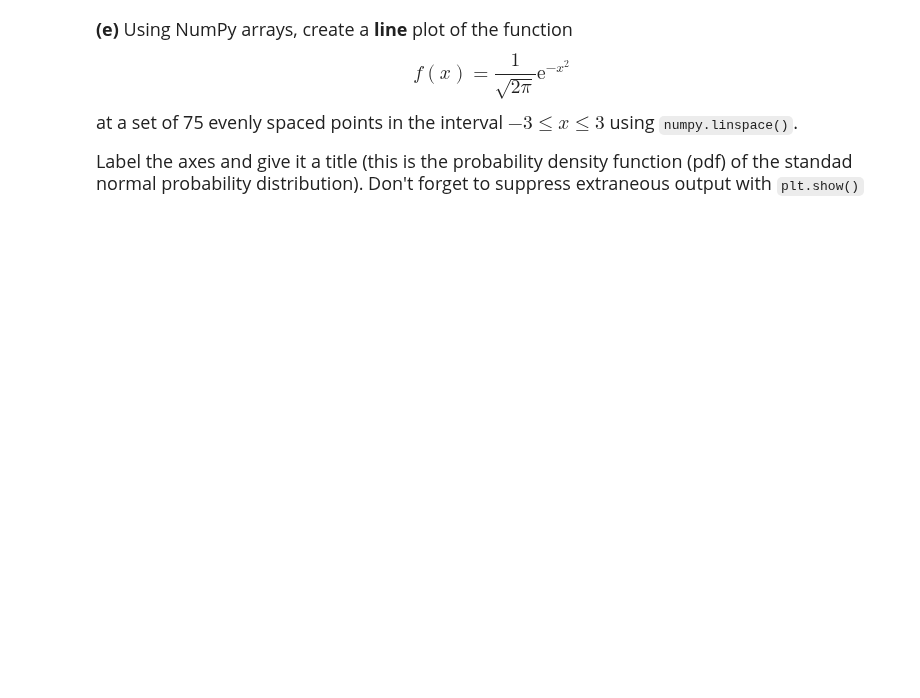
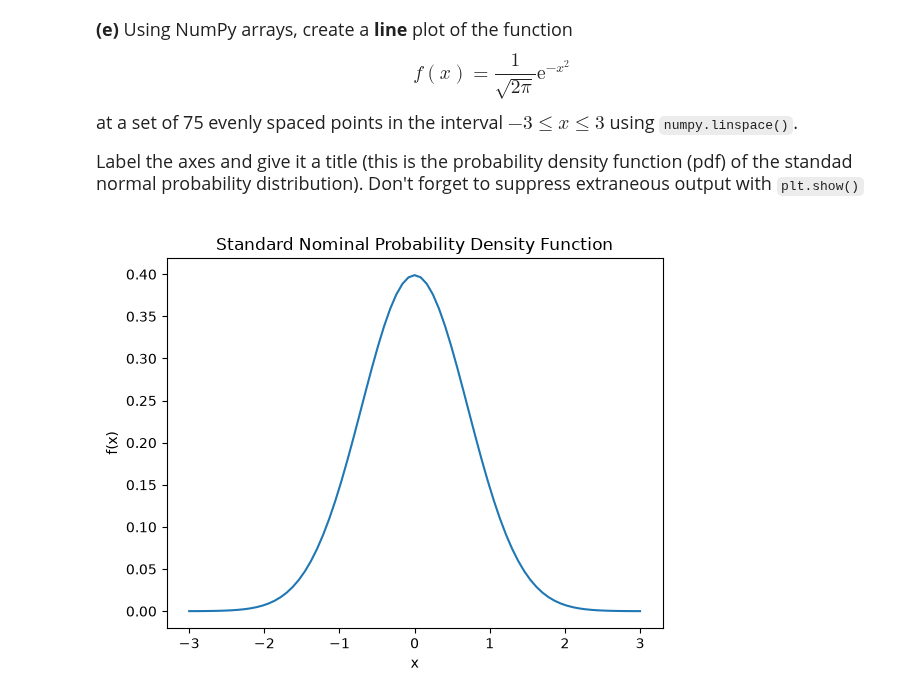
Before and after one commit to ShivekaJain/datasci151fall2026, a Jupyter notebook: _assignments/assignment_3/Assignment3.ipynb, the cells around one changed output. Cells and saved outputs as stored; diff of their text form; code cells hidden in the pictures; blank space fills up the shorter version.

```diff
--- a/_assignments/assignment_3/Assignment3.ipynb
+++ b/_assignments/assignment_3/Assignment3.ipynb
@@ -147,2 +180,12 @@ Label the axes and give it a title (this is the probability density function (pd
 # %%
 # your code here
+x = np.linspace(-3, 3, 75)
+f = (1/ np. sqrt(2*np.pi))*np.exp(-x**2)
+plt.plot(x,f)
+plt.xlabel("x")
+plt.ylabel("f(x)")
+plt.title("Standard Nominal Probability Density Function")
+
+plt.show()
+# %% [output]
+[figure, added]
```
Also changed, not shown: parts of 6 cells of this notebook.
